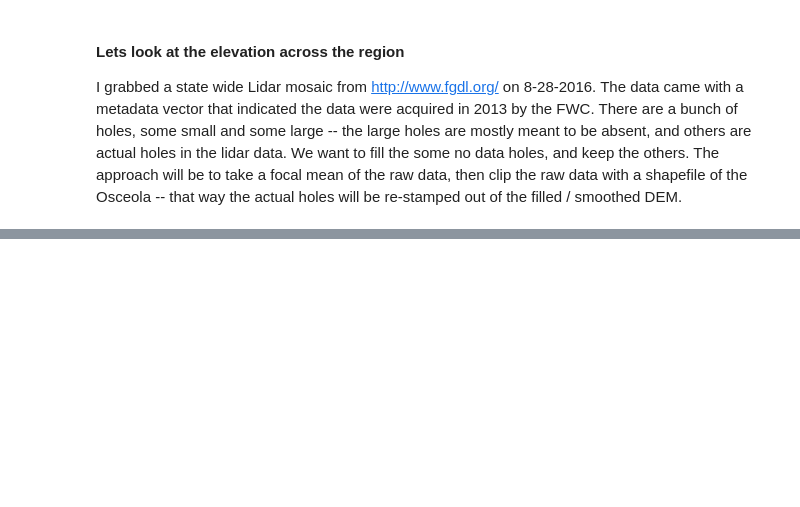
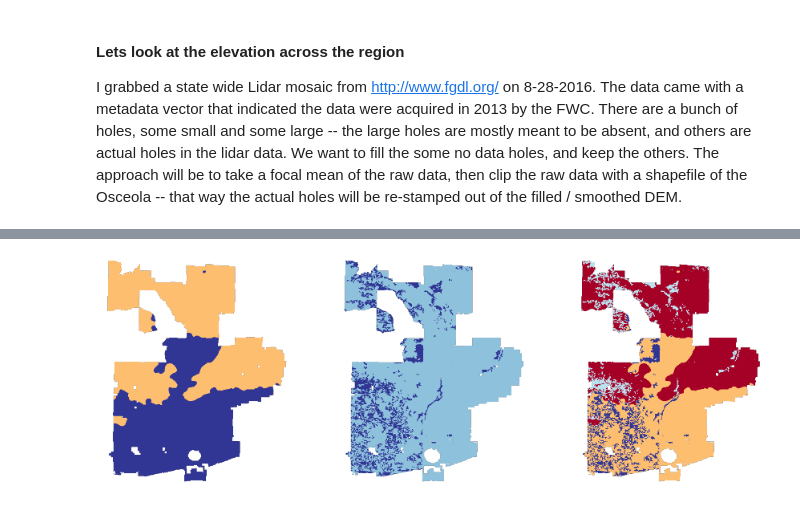
Before and after one commit to djkrofch/Osceola, a Jupyter notebook: Osceola_ModelSetup.ipynb, the cells around one changed output, grey strips where cells are left out. Drawn from its saved outputs; the diff is of its cells as text; code cells hidden in the pictures; blank space fills up the shorter version.

Commit message:
Created Ecoregions
Combined elevation and WHC to create four distinct groups within the
Dinkey landscape.

```diff
--- a/Osceola_ModelSetup.ipynb
+++ b/Osceola_ModelSetup.ipynb
@@ -219,0 +226,39 @@ plt.savefig('OsceolaElevationHoles.tif')
+# %%
+# Create a copy of the elevation raster
+elevBins = importRaster(rasterDir + 'OsceolaLidar_Filled_Clip_R.tif')
+elevBins[(elev_fc > 0) & (elev_fc < 130)] = 10
+elevBins[elev_fc >= 130] = 25
+
+# Create two copies of the WHC raster -- one to reference and one to reclass.
+whc = importRaster(rasterDir + 'OsceolaWHC.tif')
+whcBins = importRaster(rasterDir + 'OsceolaWHC.tif')
+whcBins[(whc > 0) & (whc < 7)] = 35
+whcBins[whc >= 7] = 55
+
+# Create the 'Ecoregion' raster by addition
+Ecoregions = elevBins + whcBins
+
+# This addition results in 9 unique values
+# (0.,  10.,  25.,  35.,  45.,  55.,  60.,  65.,  80.)
+# We only want to keep values that resulted from addition, all else can
+# be given a 0 value
+Ecoregions[Ecoregions < 26] = 0
+Ecoregions[(Ecoregions == 35) | (Ecoregions == 55)] = 0
+
+# Reclassify
+Ecoregions[Ecoregions == 45] = 1
+Ecoregions[Ecoregions == 60] = 2
+Ecoregions[Ecoregions == 65] = 3
+Ecoregions[Ecoregions == 80] = 4
+
+#Mask for plot
+Ecoregions[Ecoregions == 0] = np.nan
+elevBins[elevBins == 0] = np.nan
+whcBins[whcBins == 0] = np.nan
+
+f, (ax1, ax2, ax3) = plt.subplots(1,3, figsize = (15,5))
+plotRaster(elevBins, ax1,cmap = 'RdYlBu', vmin = 5, vmax = 20)
+plotRaster(whcBins, ax2,cmap = 'RdYlBu', vmin = 20, vmax = 40)
+plotRaster(Ecoregions, ax3, cmap = 'RdYlBu', vmin = 1, vmax = 4)
+# %% [output]
+[figure, added]
```
Also changed, not shown: parts of 2 cells of this notebook.
